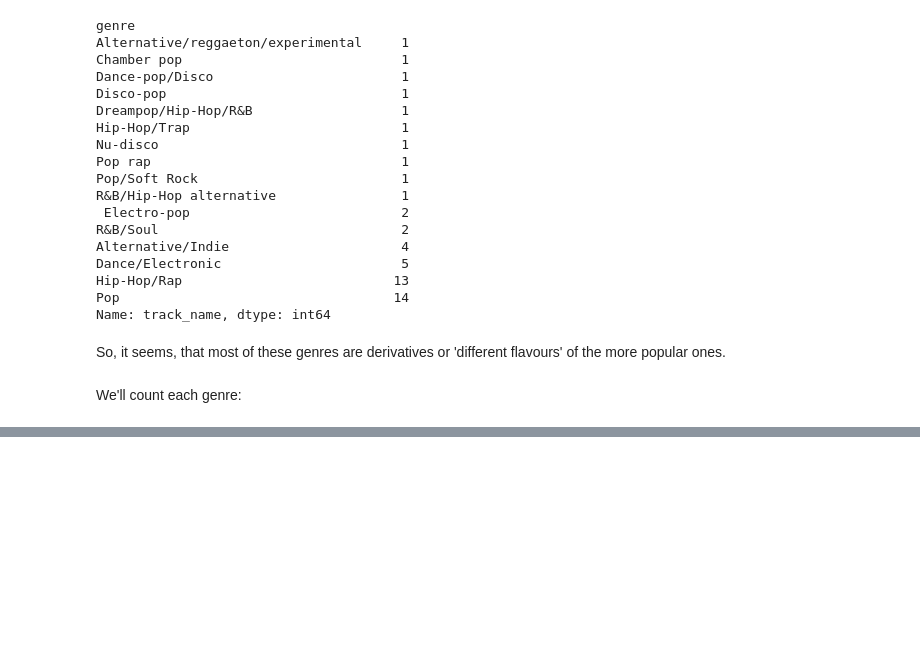
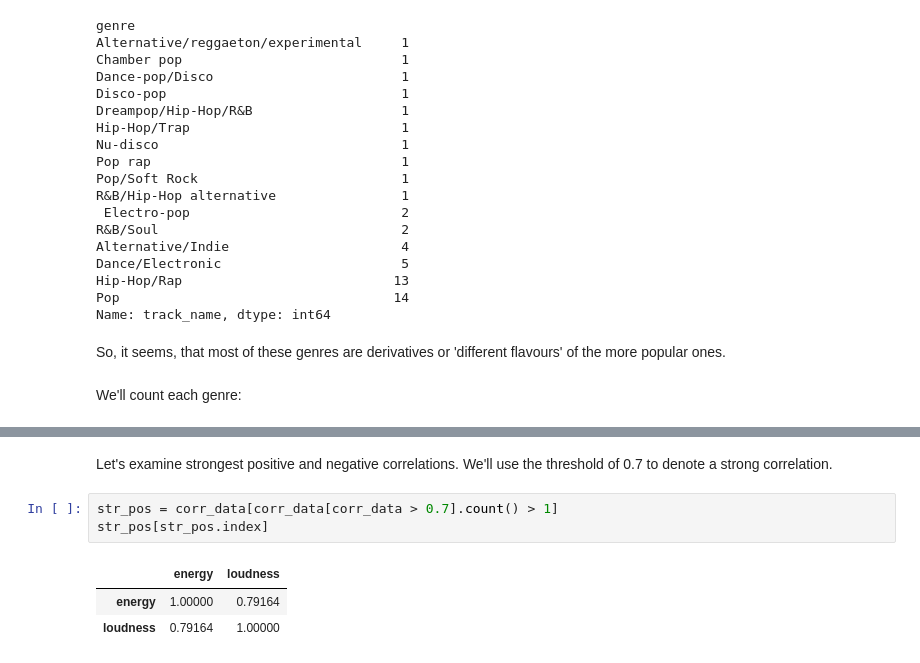
Before and after one commit to Jpooouks/top-50-spotify-eda, a Jupyter notebook: Spotify-Project-JP.ipynb, the cells around one changed output, grey strips where cells are left out. Saved outputs shown, nothing was run; the diff lists cells and outputs as text; blank space fills up the shorter version.

```diff
--- a/Spotify-Project-JP.ipynb
+++ b/Spotify-Project-JP.ipynb
@@ -259,0 +265,9 @@ corr_data.head(3)
+# %% [markdown]
+Let's examine strongest positive and negative correlations. We'll use the threshold of 0.7 to denote a strong correlation.
+# %%
+str_pos = corr_data[corr_data[corr_data > 0.7].count() > 1]
+str_pos[str_pos.index]
+# %% [output]
+|  | energy | loudness |
+| energy | 1.00000 | 0.79164 |
+| loudness | 0.79164 | 1.00000 |
```
Also changed, not shown: parts of 25 cells of this notebook, 1 other file.
